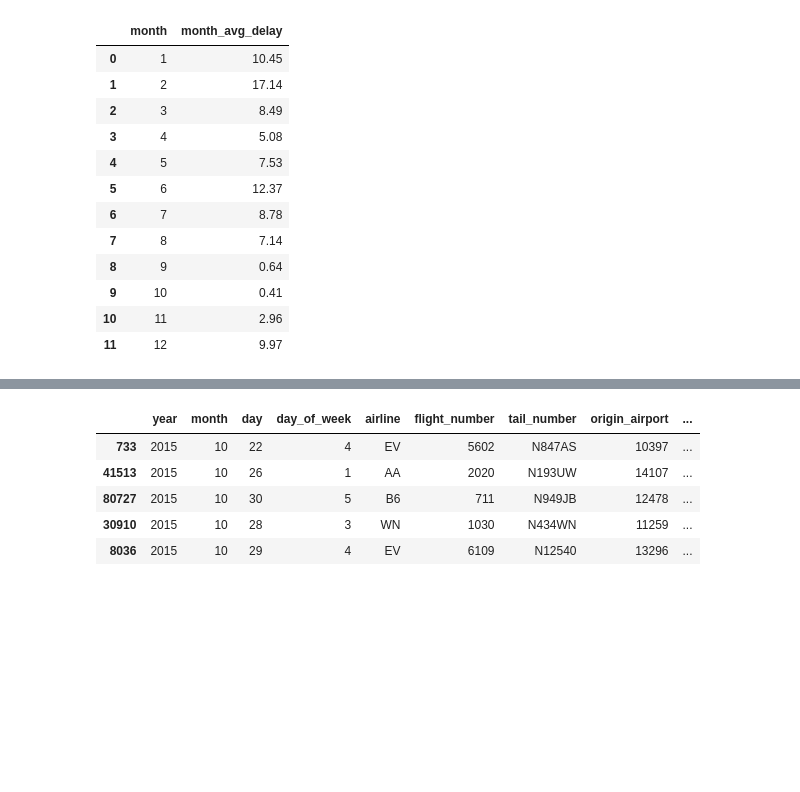
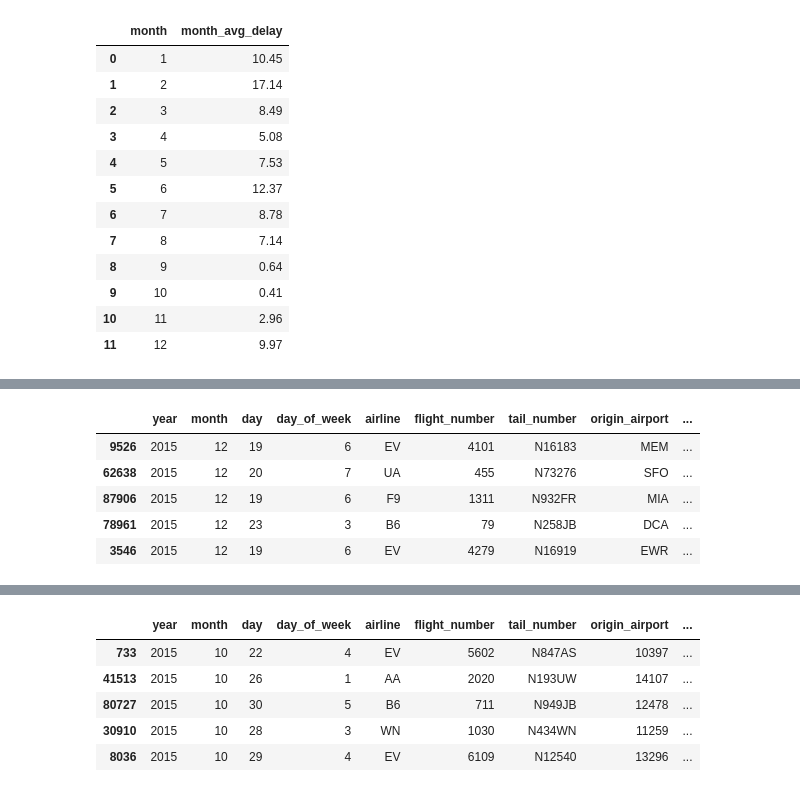
Before and after one commit to binh748/flight-classification, a Jupyter notebook: feature_engineering.ipynb, the cells around one changed output, grey strips where cells are left out. Cells and saved outputs as stored; diff of their text form; code cells hidden in the pictures; blank space fills up the shorter version.

```diff
--- a/feature_engineering.ipynb
+++ b/feature_engineering.ipynb
@@ -529,0 +570,16 @@ sample_df = sample_df.merge(month_features_df, how='left', on='month')
+# %%
+# Step 7.1
+xmas_mask = ((sample_df['month'] == 12)
+             & (sample_df['day'] >= 18)
+             & (sample_df['day'] <= 27))
+
+sample_df['is_xmas_period'] = np.where(xmas_mask, 1, 0)
+
+sample_df[xmas_mask].sample(5)
+# %% [output]
+|  | year | month | day | day_of_week | airline | flight_number | tail_number | origin_airport | ... |
+| 9526 | 2015 | 12 | 19 | 6 | EV | 4101 | N16183 | MEM | ... |
+| 62638 | 2015 | 12 | 20 | 7 | UA | 455 | N73276 | SFO | ... |
+| 87906 | 2015 | 12 | 19 | 6 | F9 | 1311 | N932FR | MIA | ... |
+| 78961 | 2015 | 12 | 23 | 3 | B6 | 79 | N258JB | DCA | ... |
+| 3546 | 2015 | 12 | 19 | 6 | EV | 4279 | N16919 | EWR | ... |
```
Also changed, not shown: parts of 21 cells of this notebook.
